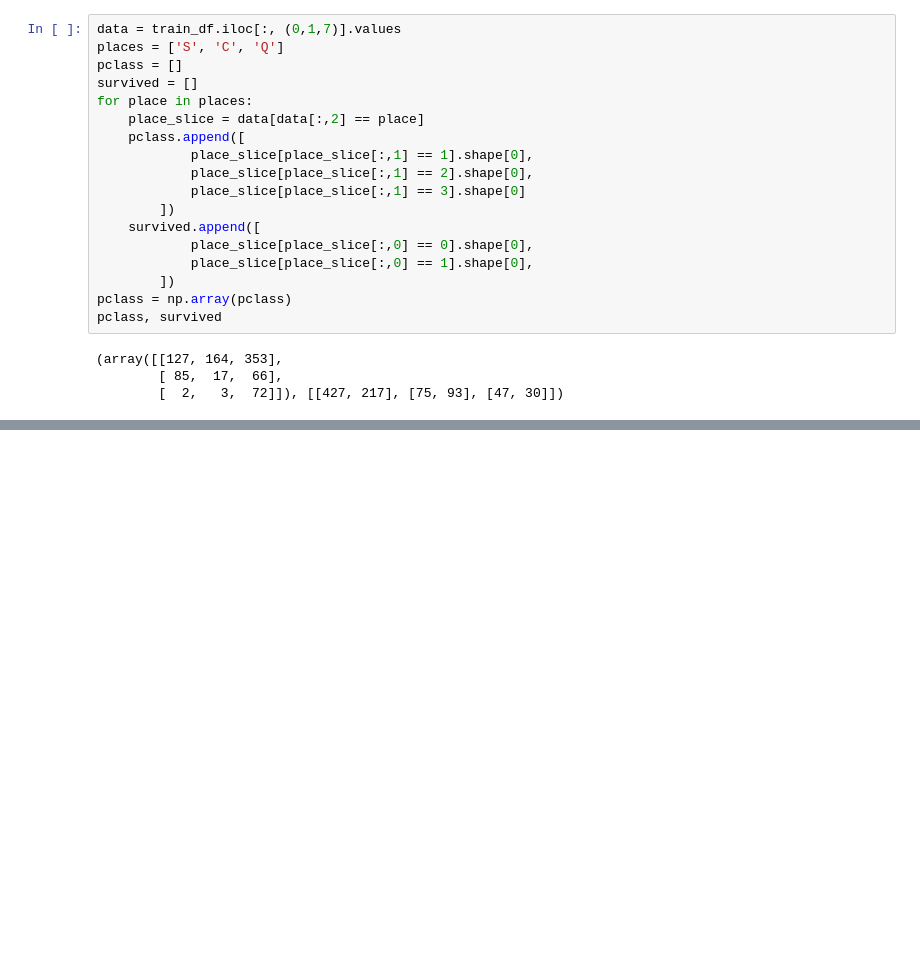
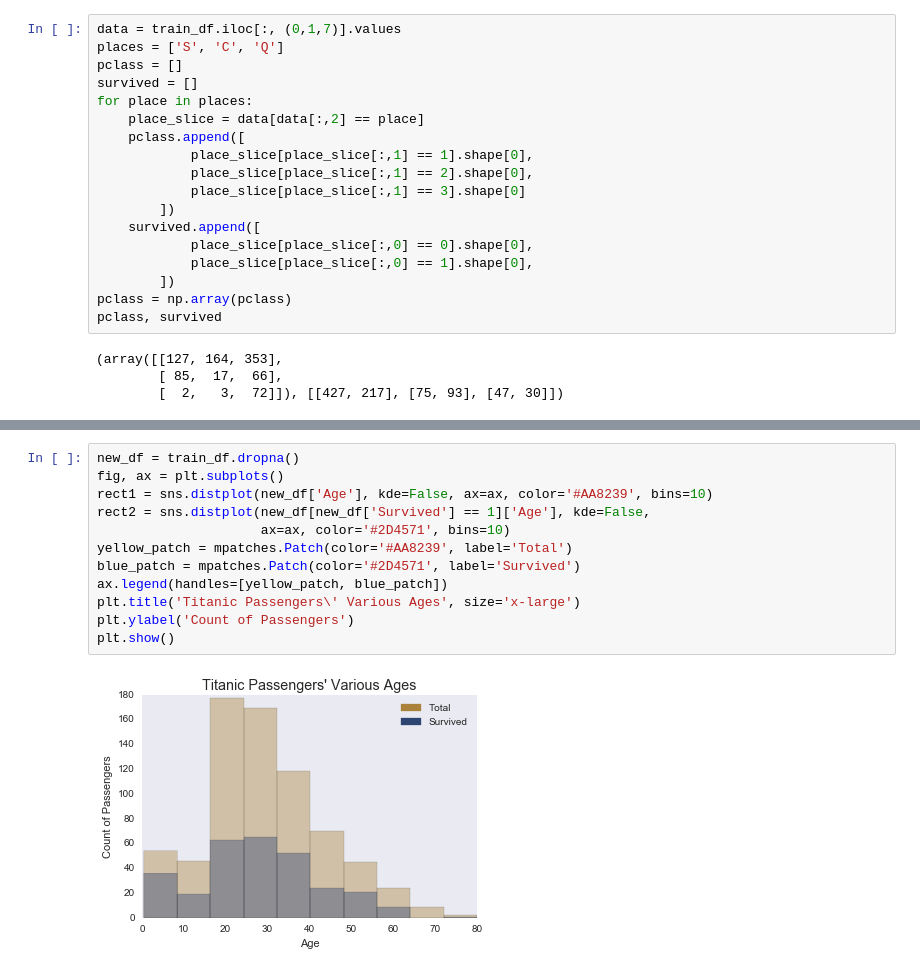
Before and after one commit to chaseWilliams/titanic, a Jupyter notebook: EDA.ipynb, the cells around one changed output, grey strips where cells are left out. Saved outputs shown, nothing was run; the diff lists cells and outputs as text; blank space fills up the shorter version.

```diff
--- a/EDA.ipynb
+++ b/EDA.ipynb
@@ -127,0 +164,14 @@ with sns.axes_style("white"):
+# %%
+new_df = train_df.dropna()
+fig, ax = plt.subplots()
+rect1 = sns.distplot(new_df['Age'], kde=False, ax=ax, color='#AA8239', bins=10)
+rect2 = sns.distplot(new_df[new_df['Survived'] == 1]['Age'], kde=False,
+                     ax=ax, color='#2D4571', bins=10)
+yellow_patch = mpatches.Patch(color='#AA8239', label='Total')
+blue_patch = mpatches.Patch(color='#2D4571', label='Survived')
+ax.legend(handles=[yellow_patch, blue_patch])
+plt.title('Titanic Passengers\' Various Ages', size='x-large')
+plt.ylabel('Count of Passengers')
+plt.show()
+# %% [output]
+[figure, added]
```
Also changed, not shown: parts of 8 cells of this notebook, 1 other file.
